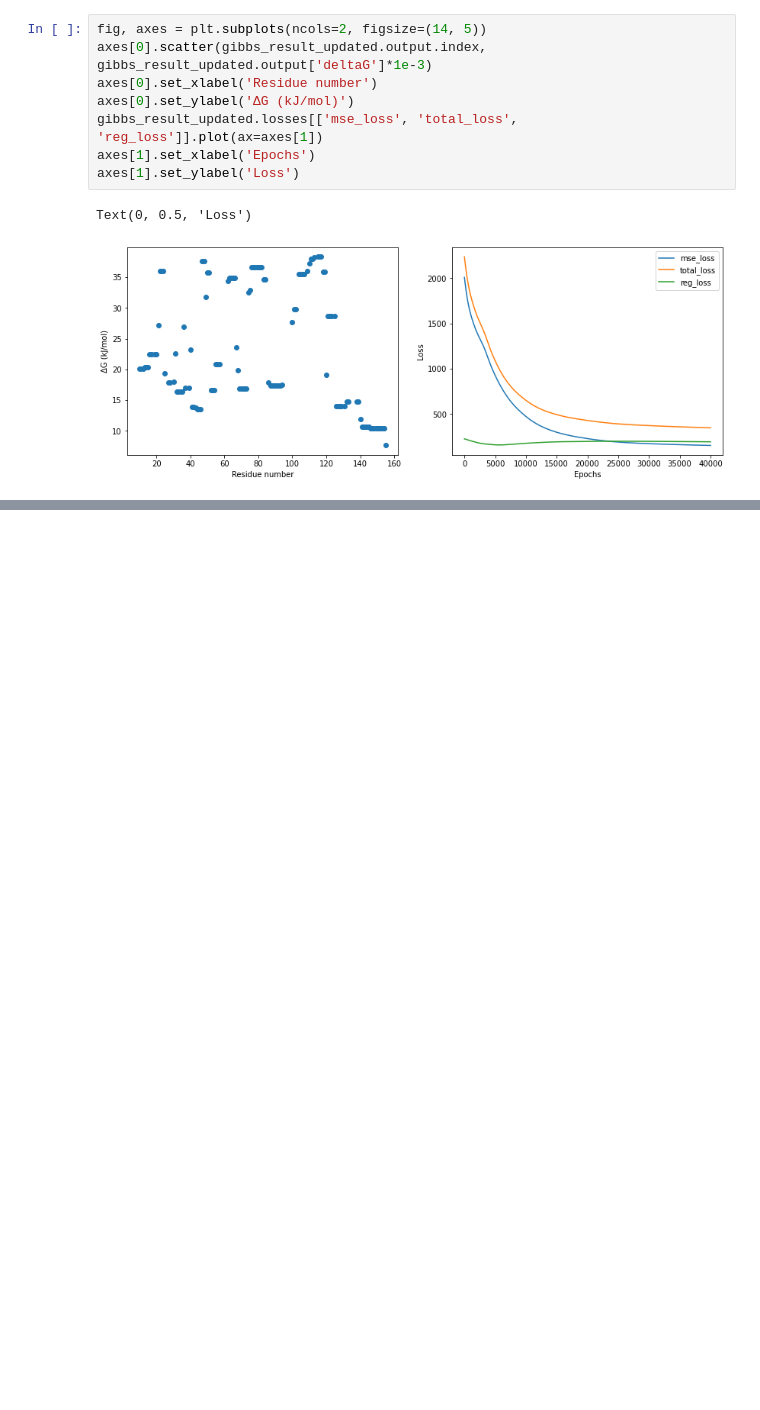
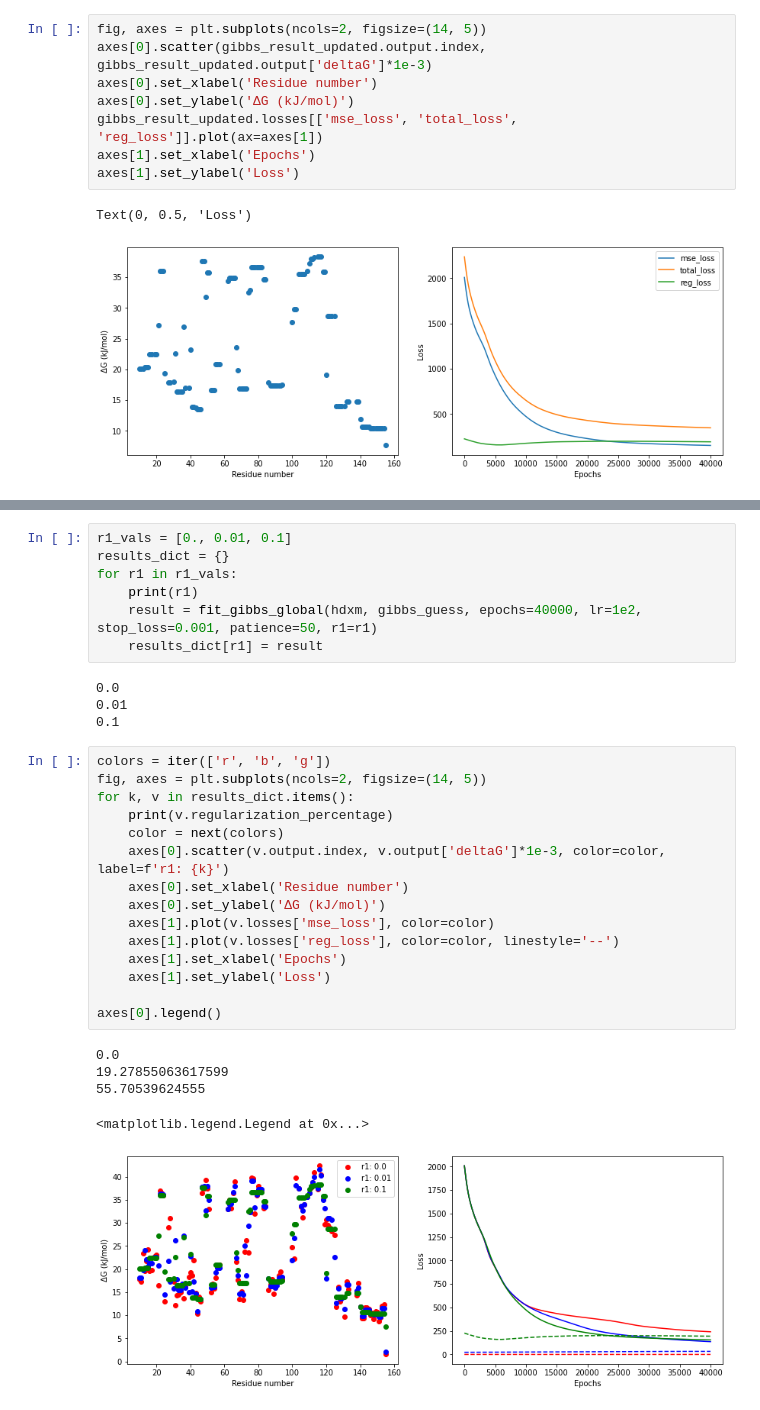
Before and after one commit to Jhsmit/PyHDX, a Jupyter notebook: docs/examples/03_fitting.ipynb, the cells around one changed output, grey strips where cells are left out. Saved outputs shown, nothing was run; the diff lists cells and outputs as text; blank space fills up the shorter version.

```diff
--- a/docs/examples/03_fitting.ipynb
+++ b/docs/examples/03_fitting.ipynb
@@ -198,0 +219,32 @@ Text(0, 0.5, 'Loss')
+# %%
+r1_vals = [0., 0.01, 0.1]
+results_dict = {}
+for r1 in r1_vals:
+    print(r1)
+    result = fit_gibbs_global(hdxm, gibbs_guess, epochs=40000, lr=1e2, stop_loss=0.001, patience=50, r1=r1)
+    results_dict[r1] = result
+# %% [output]
+0.0
+0.01
+0.1
+# %%
+colors = iter(['r', 'b', 'g'])
+fig, axes = plt.subplots(ncols=2, figsize=(14, 5))
+for k, v in results_dict.items():
+    print(v.regularization_percentage)
+    color = next(colors)
+    axes[0].scatter(v.output.index, v.output['deltaG']*1e-3, color=color, label=f'r1: {k}')
+    axes[0].set_xlabel('Residue number')
+    axes[0].set_ylabel('ΔG (kJ/mol)')
+    axes[1].plot(v.losses['mse_loss'], color=color)
+    axes[1].plot(v.losses['reg_loss'], color=color, linestyle='--')
+    axes[1].set_xlabel('Epochs')
+    axes[1].set_ylabel('Loss')
+
+axes[0].legend()
+# %% [output]
+0.0
+19.27855063617599
+55.70539624555
+<matplotlib.legend.Legend at 0x...>
+[figure, added]
```
Also changed, not shown: parts of 2 cells of this notebook.
